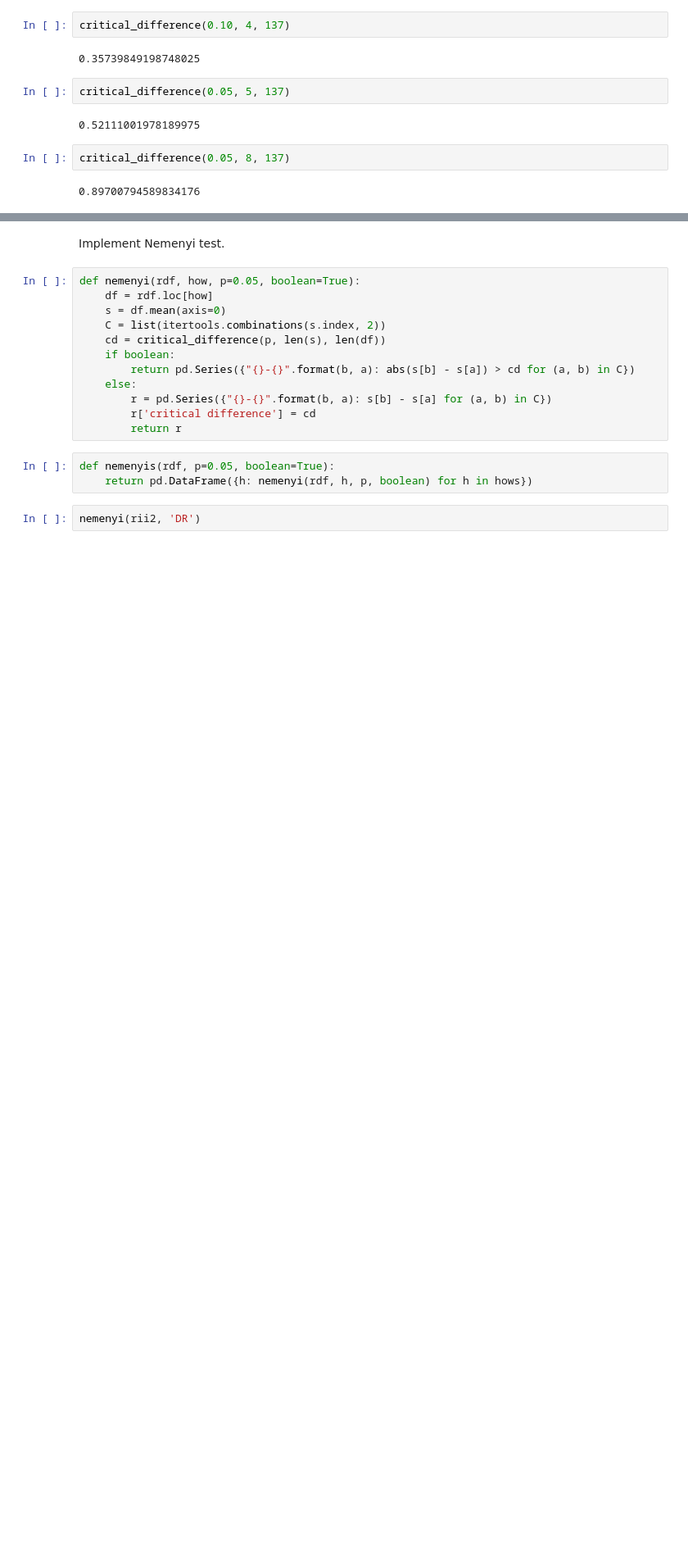
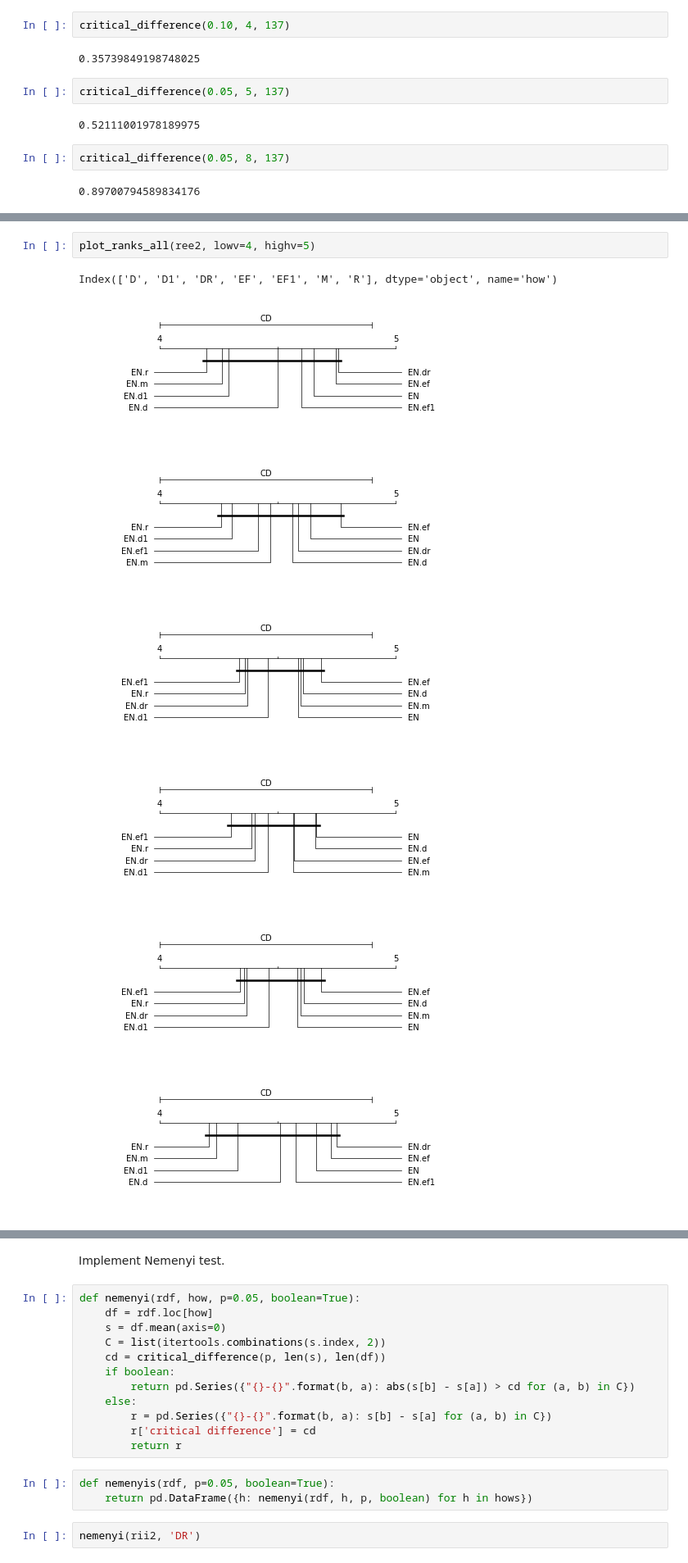
Before and after one commit to cropbox/rda, a Jupyter notebook: nb/evaluation/evaluation.ipynb, the cells around one changed output, grey strips where cells are left out. Shown: that part at 82% size. Saved outputs shown, nothing was run; the diff lists cells and outputs as text; blank space fills up the shorter version.

```diff
--- a/nb/evaluation.ipynb
+++ b/nb/evaluation/evaluation.ipynb
@@ -274,0 +316,10 @@ critical_difference(0.05, 8, 137)
+# %%
+plot_ranks_all(ree2, lowv=4, highv=5)
+# %% [output]
+Index(['D', 'D1', 'DR', 'EF', 'EF1', 'M', 'R'], dtype='object', name='how')
+[figure, added]
+[figure, added]
+[figure, added]
+[figure, added]
+[figure, added]
+[figure, added]
```
Also changed, not shown: parts of 8 cells of this notebook, 12 other files.
